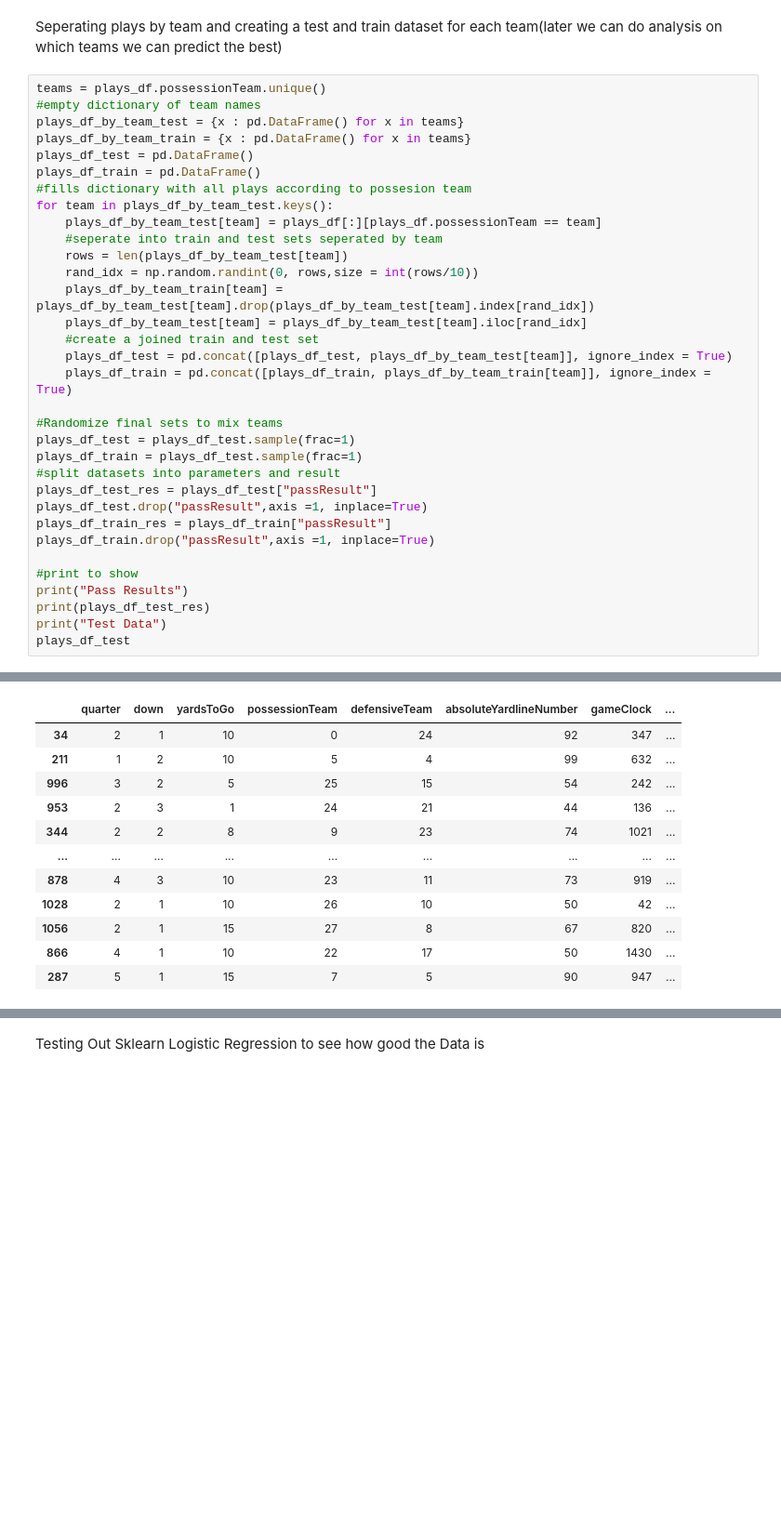
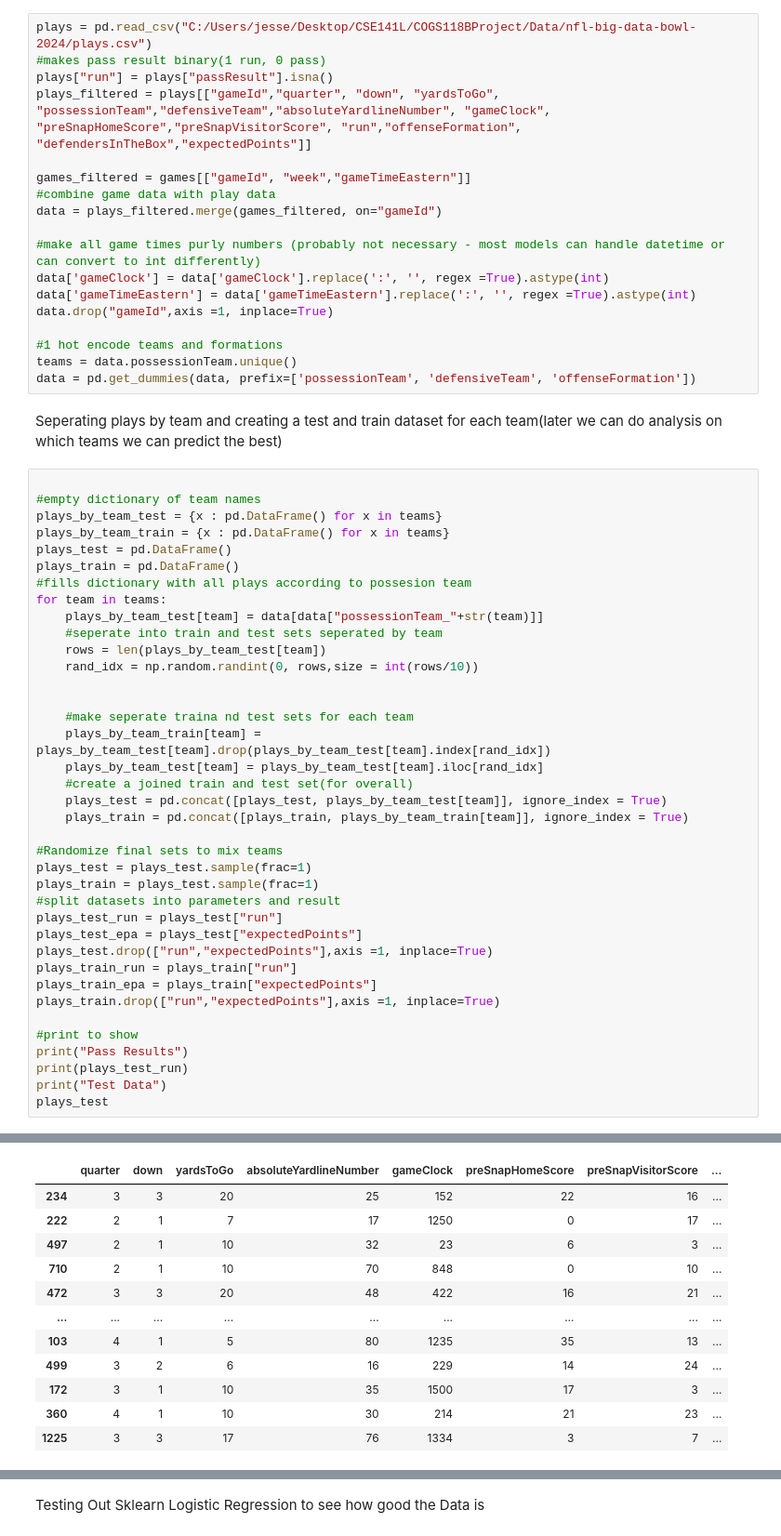
Before and after one commit to ndamle2/COGS118BProject, a Jupyter notebook: Load_data.ipynb, the cells around one changed output, grey strips where cells are left out. Shown: that part at 93% size. Saved outputs shown, nothing was run; the diff lists cells and outputs as text; blank space fills up the shorter version.

```diff
--- a/Load_data.ipynb
+++ b/Load_data.ipynb
@@ -67,37 +31,60 @@ teams_num
+# %%
+plays = pd.read_csv("C:/Users/jesse/Desktop/CSE141L/COGS118BProject/Data/nfl-big-data-bowl-2024/plays.csv")
+#makes pass result binary(1 run, 0 pass)
+plays["run"] = plays["passResult"].isna()
+plays_filtered = plays[["gameId","quarter", "down", "yardsToGo", "possessionTeam","defensiveTeam","absoluteYardlineNumber", "gameClock", "preSnapHomeScore","preSnapVisitorScore", "run","offenseFormation", "defendersInTheBox","expectedPoints"]]
+
+games_filtered = games[["gameId", "week","gameTimeEastern"]]
+#combine game data with play data
+data = plays_filtered.merge(games_filtered, on="gameId")
+
+#make all game times purly numbers (probably not necessary - most models can handle datetime or can convert to int differently)
+data['gameClock'] = data['gameClock'].replace(':', '', regex =True).astype(int)
+data['gameTimeEastern'] = data['gameTimeEastern'].replace(':', '', regex =True).astype(int)
+data.drop("gameId",axis =1, inplace=True)
+
+#1 hot encode teams and formations
+teams = data.possessionTeam.unique()
+data = pd.get_dummies(data, prefix=['possessionTeam', 'defensiveTeam', 'offenseFormation'])
 # %% [markdown]
 Seperating plays by team and creating a test and train dataset for each team(later we can do analysis on which teams we can predict the best)
 # %%
-teams = plays_df.possessionTeam.unique()
+
 #empty dictionary of team names
-plays_df_by_team_test = {x : pd.DataFrame() for x in teams}
-plays_df_by_team_train = {x : pd.DataFrame() for x in teams}
-plays_df_test = pd.DataFrame()
-plays_df_train = pd.DataFrame()
+plays_by_team_test = {x : pd.DataFrame() for x in teams}
+plays_by_team_train = {x : pd.DataFrame() for x in teams}
+plays_test = pd.DataFrame()
+plays_train = pd.DataFrame()
 #fills dictionary with all plays according to possesion team
-for team in plays_df_by_team_test.keys():
-    plays_df_by_team_test[team] = plays_df[:][plays_df.possessionTeam == team]
+for team in teams:
+    plays_by_team_test[team] = data[data["possessionTeam_"+str(team)]]
     #seperate into train and test sets seperated by team
-    rows = len(plays_df_by_team_test[team])
+    rows = len(plays_by_team_test[team])
     rand_idx = np.random.randint(0, rows,size = int(rows/10))
-    plays_df_by_team_train[team] = plays_df_by_team_test[team].drop(plays_df_by_team_test[team].index[rand_idx])
-    plays_df_by_team_test[team] = plays_df_by_team_test[team].iloc[rand_idx]
-    #create a joined train and test set
-    plays_df_test = pd.concat([plays_df_test, plays_df_by_team_test[team]], ignore_index = True)
-    plays_df_train = pd.concat([plays_df_train, plays_df_by_team_train[team]], ignore_index = True)
+
+
+    #make seperate traina nd test sets for each team
+    plays_by_team_train[team] = plays_by_team_test[team].drop(plays_by_team_test[team].index[rand_idx])
+    plays_by_team_test[team] = plays_by_team_test[team].iloc[rand_idx]
+    #create a joined train and test set(for overall)
+    plays_test = pd.concat([plays_test, plays_by_team_test[team]], ignore_index = True)
+    plays_train = pd.concat([plays_train, plays_by_team_train[team]], ignore_index = True)
 
 #Randomize final sets to mix teams
-plays_df_test = plays_df_test.sample(frac=1)
-plays_df_train = plays_df_test.sample(frac=1)
+plays_test = plays_test.sample(frac=1)
+plays_train = plays_test.sample(frac=1)
 #split datasets into parameters and result
-plays_df_test_res = plays_df_test["passResult"]
-plays_df_test.drop("passResult",axis =1, inplace=True)
-plays_df_train_res = plays_df_train["passResult"]
-plays_df_train.drop("passResult",axis =1, inplace=True)
+plays_test_run = plays_test["run"]
+plays_test_epa = plays_test["expectedPoints"]
+plays_test.drop(["run","expectedPoints"],axis =1, inplace=True)
+plays_train_run = plays_train["run"]
+plays_train_epa = plays_train["expectedPoints"]
+plays_train.drop(["run","expectedPoints"],axis =1, inplace=True)
 
 #print to show
 print("Pass Results")
-print(plays_df_test_res)
+print(plays_test_run)
 print("Test Data")
-plays_df_test
+plays_test
 # %% [output]
 Pass Results
@@ -116,13 +103,13 @@ Name: passResult, Length: 1233, dtype: object
 Test Data
-|  | quarter | down | yardsToGo | possessionTeam | defensiveTeam | absoluteYardlineNumber | gameClock | ... |
-| 34 | 2 | 1 | 10 | 0 | 24 | 92 | 347 | ... |
-| 211 | 1 | 2 | 10 | 5 | 4 | 99 | 632 | ... |
-| 996 | 3 | 2 | 5 | 25 | 15 | 54 | 242 | ... |
-| 953 | 2 | 3 | 1 | 24 | 21 | 44 | 136 | ... |
-| 344 | 2 | 2 | 8 | 9 | 23 | 74 | 1021 | ... |
+|  | quarter | down | yardsToGo | absoluteYardlineNumber | gameClock | preSnapHomeScore | preSnapVisitorScore | ... |
+| 234 | 3 | 3 | 20 | 25 | 152 | 22 | 16 | ... |
+| 222 | 2 | 1 | 7 | 17 | 1250 | 0 | 17 | ... |
+| 497 | 2 | 1 | 10 | 32 | 23 | 6 | 3 | ... |
+| 710 | 2 | 1 | 10 | 70 | 848 | 0 | 10 | ... |
+| 472 | 3 | 3 | 20 | 48 | 422 | 16 | 21 | ... |
 | ... | ... | ... | ... | ... | ... | ... | ... | ... |
-| 878 | 4 | 3 | 10 | 23 | 11 | 73 | 919 | ... |
-| 1028 | 2 | 1 | 10 | 26 | 10 | 50 | 42 | ... |
-| 1056 | 2 | 1 | 15 | 27 | 8 | 67 | 820 | ... |
-| 866 | 4 | 1 | 10 | 22 | 17 | 50 | 1430 | ... |
-| 287 | 5 | 1 | 15 | 7 | 5 | 90 | 947 | ... |
+| 103 | 4 | 1 | 5 | 80 | 1235 | 35 | 13 | ... |
+| 499 | 3 | 2 | 6 | 16 | 229 | 14 | 24 | ... |
+| 172 | 3 | 1 | 10 | 35 | 1500 | 17 | 3 | ... |
+| 360 | 4 | 1 | 10 | 30 | 214 | 21 | 23 | ... |
+| 1225 | 3 | 3 | 17 | 76 | 1334 | 3 | 7 | ... |
```
Also changed, not shown: parts of 6 cells of this notebook, 1 other file.
